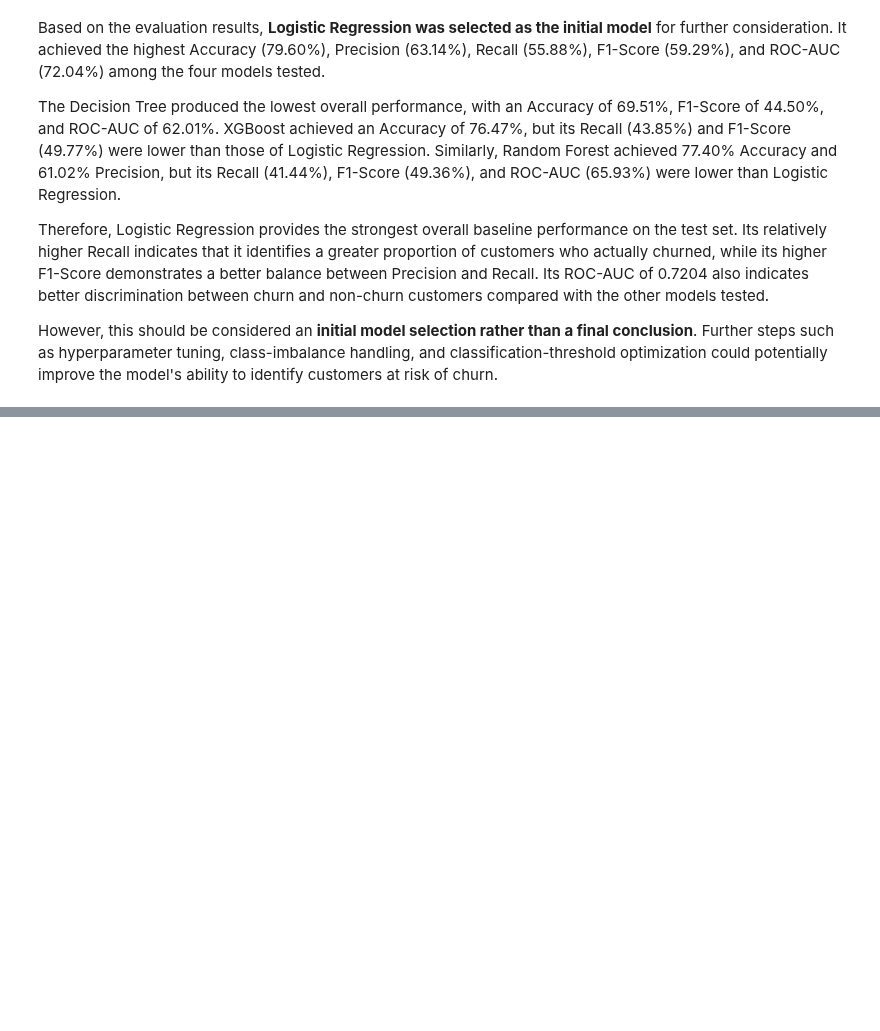
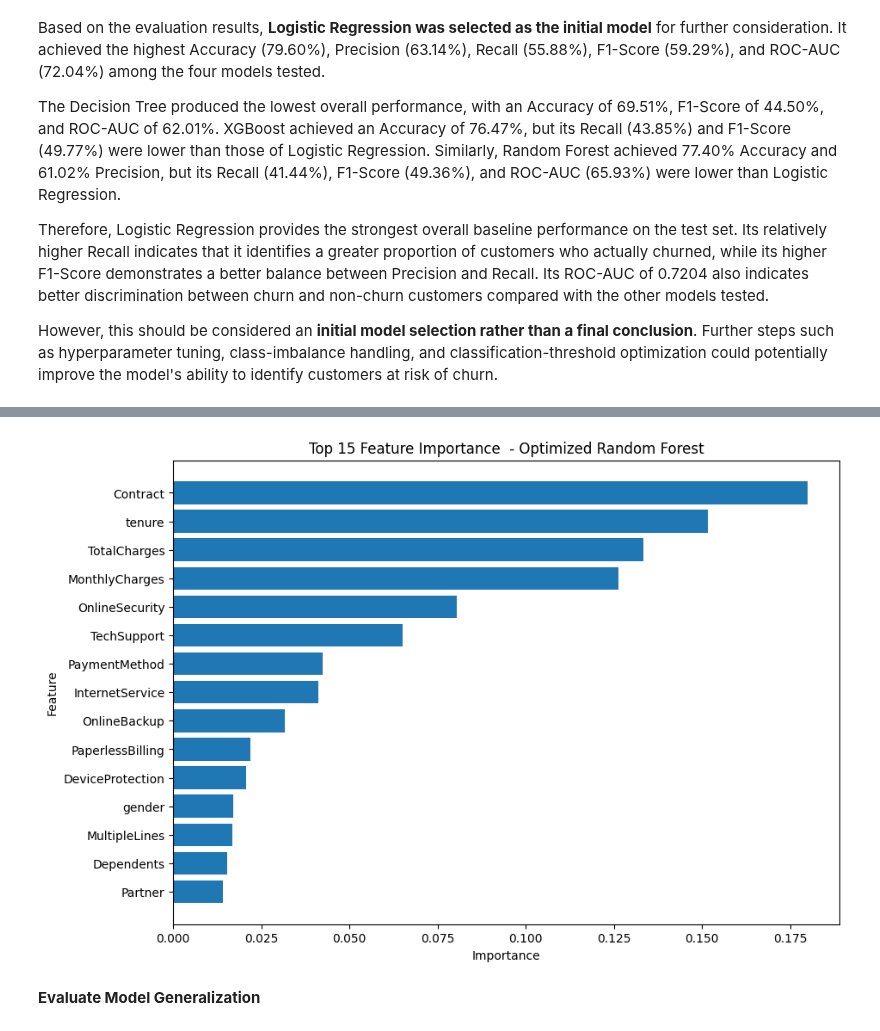
Before and after one commit to Domiclement/NEXAFRICA-CUSTOMER_CHURN_ANALYSIS, a Jupyter notebook: Customer_Churn_Analysis.ipynb, the cells around one changed output, grey strips where cells are left out. Saved outputs shown, nothing was run; the diff lists cells and outputs as text; code cells hidden in the pictures; blank space fills up the shorter version.

```diff
--- a/Customer_Churn_Analysis.ipynb
+++ b/Customer_Churn_Analysis.ipynb
@@ -788,0 +1904,17 @@ However, this should be considered an **initial model selection rather than a fi
+# %%
+rf_model = optimized_rf
+
+# Access the classifier step from the pipeline to get feature importances
+importances = rf_model.named_steps['classifier'].feature_importances_
+
+feature_importance = pd.DataFrame({
+    'Feature': X_train.columns,
+    'Importance': importances
+})
+
+feature_importance = feature_importance.sort_values(
+    by = "Importance",
+    ascending = False
+)
+
+feature_importance
@@ -788,0 +1939,27 @@ However, this should be considered an **initial model selection rather than a fi
+# %%
+# Top 15
+
+top_features = (
+    feature_importance
+    .head(15)
+    .sort_values(by='Importance')
+)
+
+plt.figure(figsize=(10, 7))
+
+plt.barh(
+    top_features['Feature'],
+    top_features['Importance']
+)
+
+plt.xlabel('Importance')
+plt.ylabel('Feature')
+plt.title(
+    'Top 15 Feature Importance  - Optimized Random Forest'
+)
+
+plt.show()
+# %% [output]
+[figure, added]
+# %% [markdown]
+**Evaluate Model Generalization**
```
Also changed, not shown: parts of 75 cells of this notebook.
